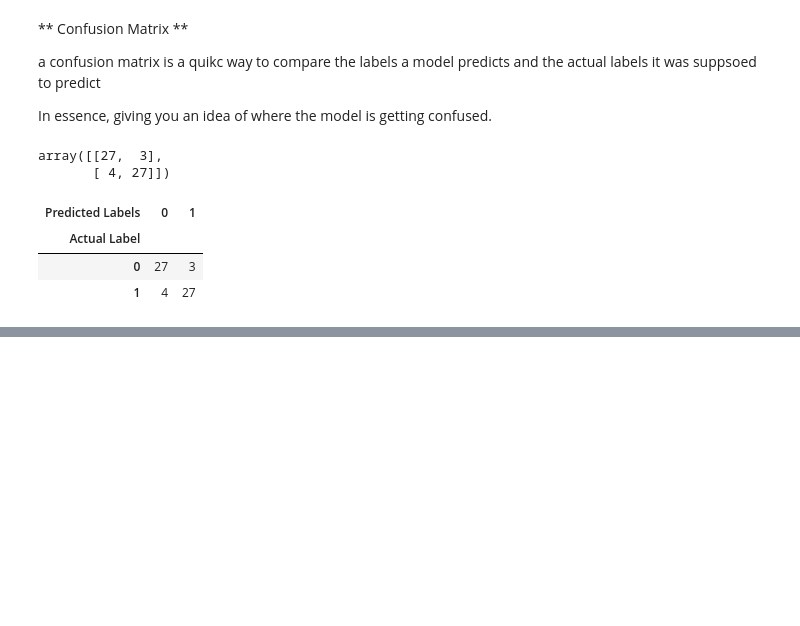
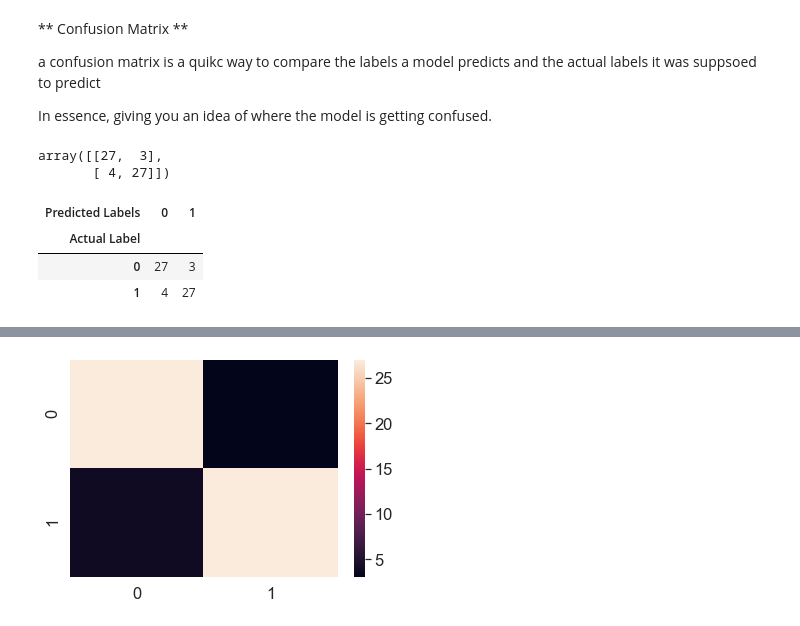
Before and after one commit to allanleung/ML-Projects, a Jupyter notebook: sample_project/intro-scikit-learn.ipynb, the cells around one changed output, grey strips where cells are left out. Drawn from its saved outputs; the diff is of its cells as text; code cells hidden in the pictures; blank space fills up the shorter version.

Commit message:
Finish classification report and confusion matrix

```diff
--- a/sample_project/intro-scikit-learn.ipynb
+++ b/sample_project/intro-scikit-learn.ipynb
@@ -1304,0 +1333,16 @@ pd.crosstab(y_test,
+# %%
+# Use seaborn visualization to see confusion matrix
+
+import seaborn as sns
+
+# set font scale
+
+sns.set(font_scale=1.5)
+
+conf_mat = confusion_matrix(y_test, y_preds)
+
+# Plot it using seaborn
+
+sns.heatmap(conf_mat);
+# %% [output]
+[figure, added]
```
Also changed, not shown: parts of 21 cells of this notebook, 1 other file.
